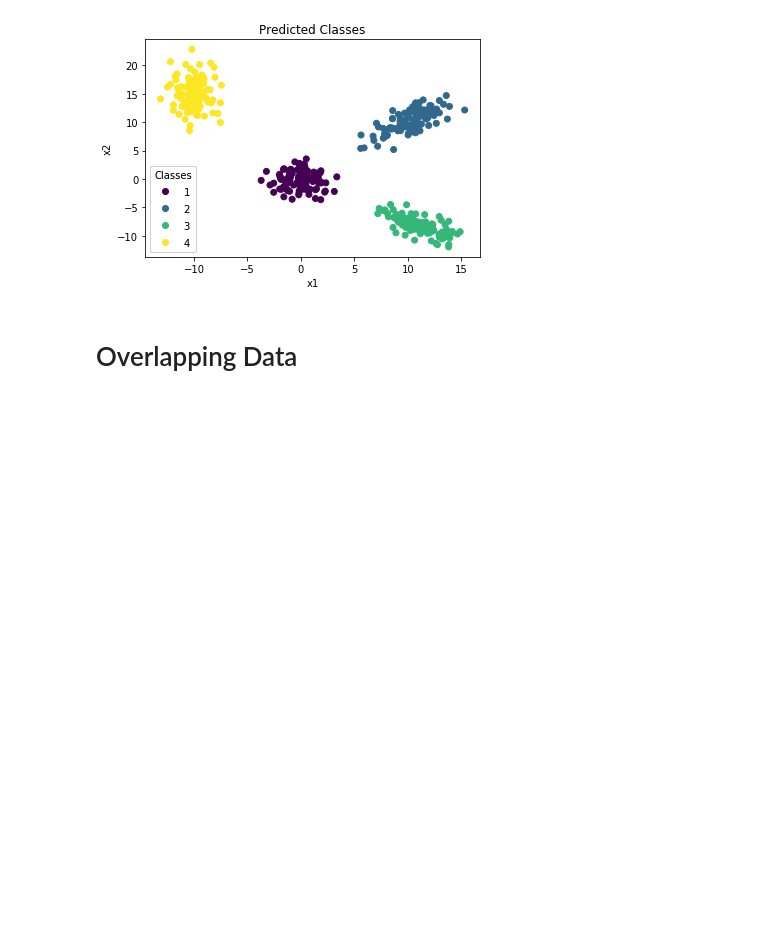
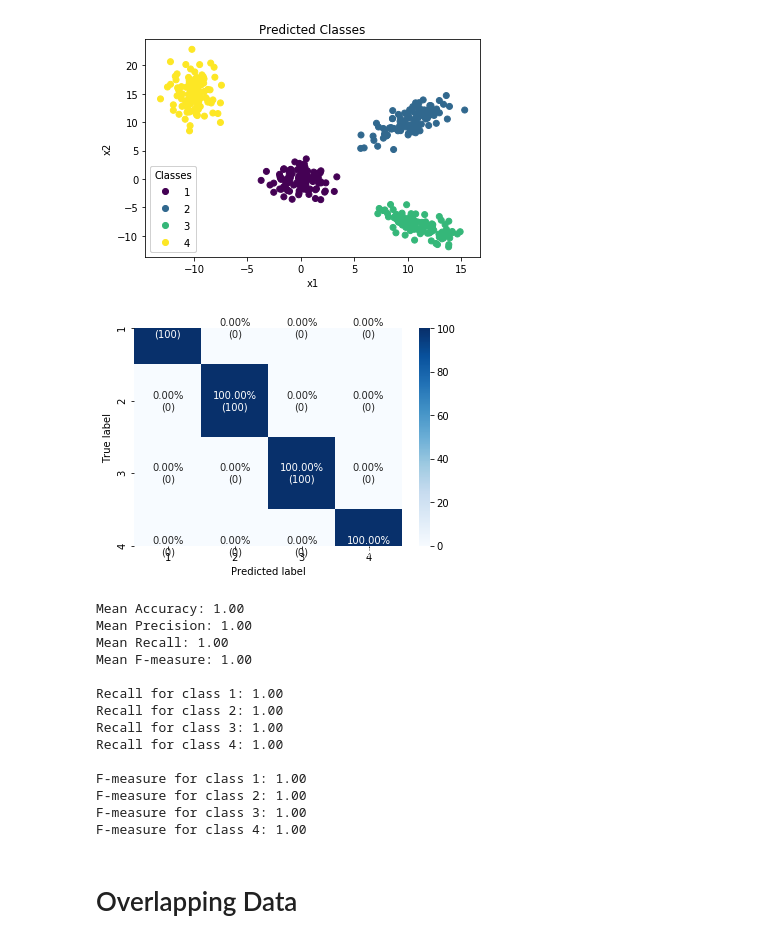
Before and after one commit to Jovian-Dsouza/iml_assignment, a Jupyter notebook: Bayes_Classification.ipynb, the cells around one changed output. Saved outputs shown, nothing was run; the diff lists cells and outputs as text; code cells hidden in the pictures; blank space fills up the shorter version.

Commit message:
Added metrics to Bayes Classifier

```diff
--- a/Bayes_Classification.ipynb
+++ b/Bayes_Classification.ipynb
@@ -82,6 +83,26 @@ plot_data(X_test, pred_y, 'Predicted Classes')
 # %% [output]
 [figure]
 [figure]
+# %%
+# Computing metrics
+confusion_matrix(Y_test, pred_y)
+metrics_summary(Y_test, pred_y)
+# %% [output]
+[figure, added]
+Mean Accuracy: 1.00
+Mean Precision: 1.00
+Mean Recall: 1.00
+Mean F-measure: 1.00
+
+Recall for class 1: 1.00
+Recall for class 2: 1.00
+Recall for class 3: 1.00
+Recall for class 4: 1.00
+
+F-measure for class 1: 1.00
+F-measure for class 2: 1.00
+F-measure for class 3: 1.00
+F-measure for class 4: 1.00
 # %% [markdown]
 # Overlapping Data
 # %%
```
Also changed, not shown: parts of 3 cells of this notebook.
